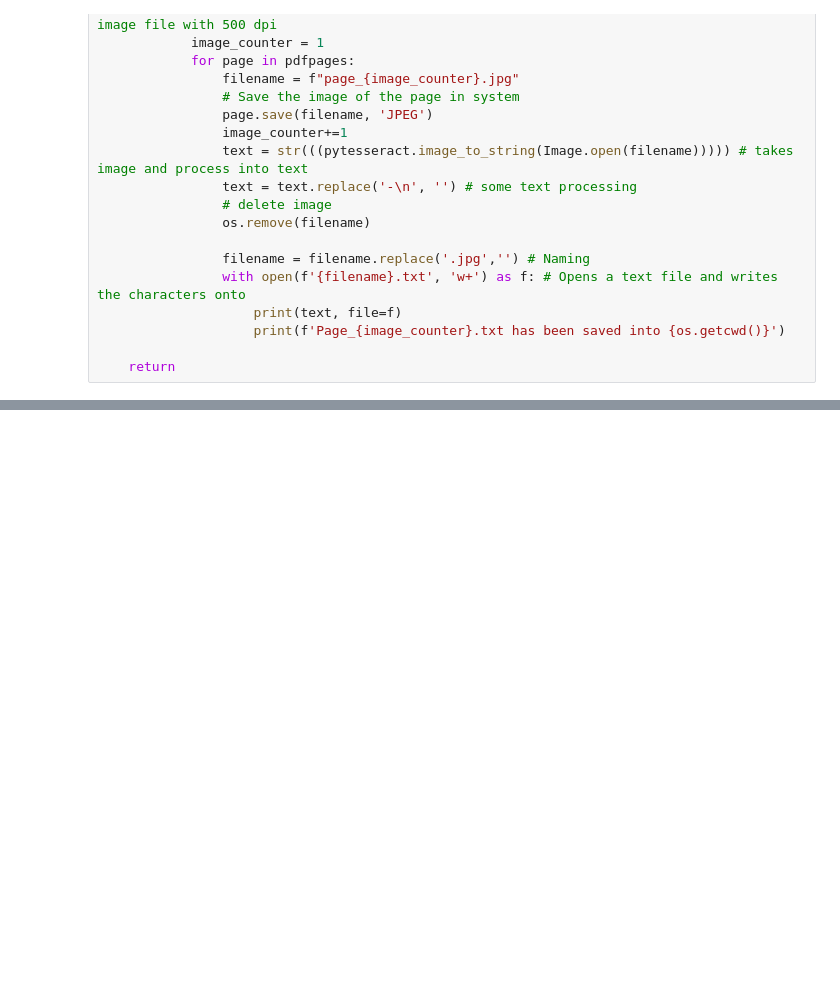
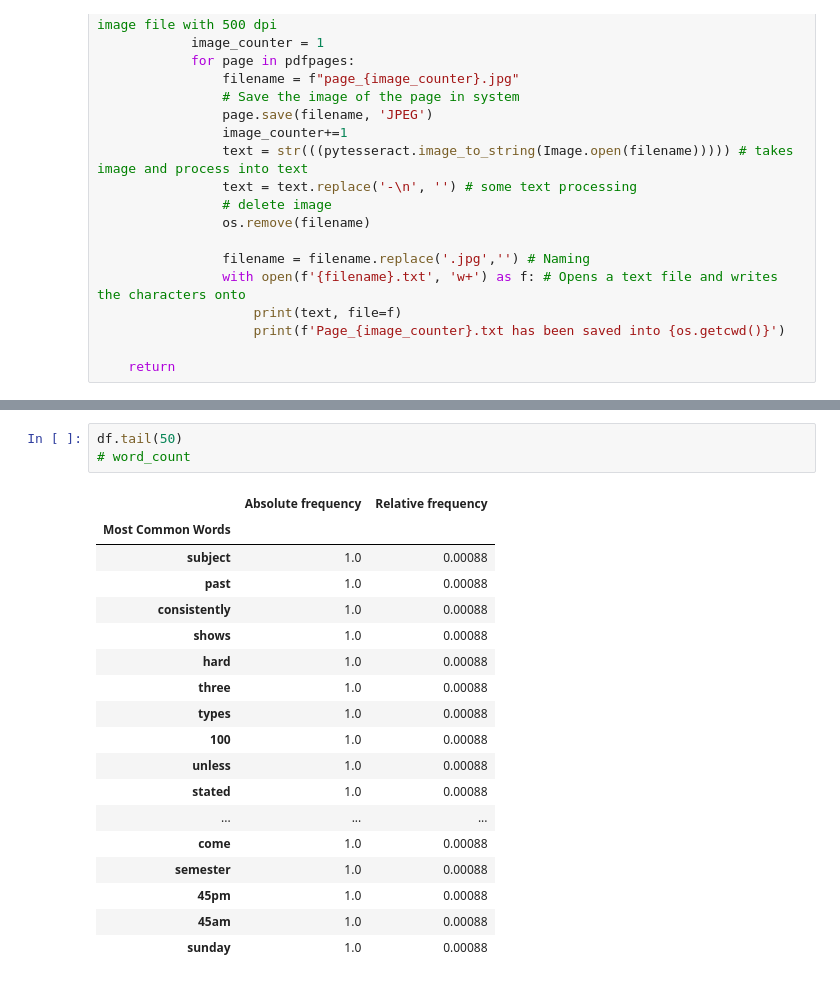
Before and after one commit to aadmassu1/teamHCP, a Jupyter notebook: Extract_info_pdf.ipynb, the cells around one changed output, grey strips where cells are left out. Saved outputs shown, nothing was run; the diff lists cells and outputs as text; blank space fills up the shorter version.

```diff
--- a/Extract_info_pdf.ipynb
+++ b/Extract_info_pdf.ipynb
@@ -75,0 +186,22 @@ Page_11.txt has been saved into C:\Users\15713\Desktop
+# %%
+df.tail(50)
+# word_count
+# %% [output]
+|  | Absolute frequency | Relative frequency |
+| Most Common Words |  |  |
+| subject | 1.0 | 0.00088 |
+| past | 1.0 | 0.00088 |
+| consistently | 1.0 | 0.00088 |
+| shows | 1.0 | 0.00088 |
+| hard | 1.0 | 0.00088 |
+| three | 1.0 | 0.00088 |
+| types | 1.0 | 0.00088 |
+| 100 | 1.0 | 0.00088 |
+| unless | 1.0 | 0.00088 |
+| stated | 1.0 | 0.00088 |
+| ... | ... | ... |
+| come | 1.0 | 0.00088 |
+| semester | 1.0 | 0.00088 |
+| 45pm | 1.0 | 0.00088 |
+| 45am | 1.0 | 0.00088 |
+| sunday | 1.0 | 0.00088 |
```
Also changed, not shown: parts of 14 cells of this notebook.
